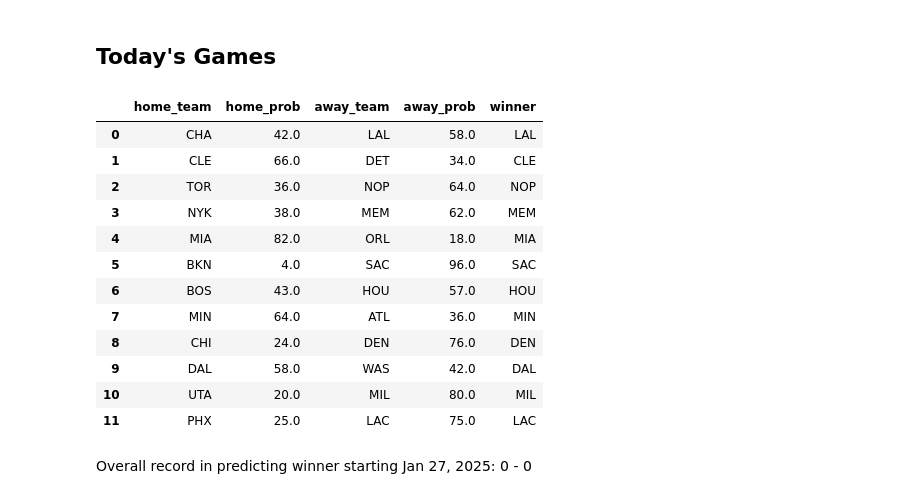
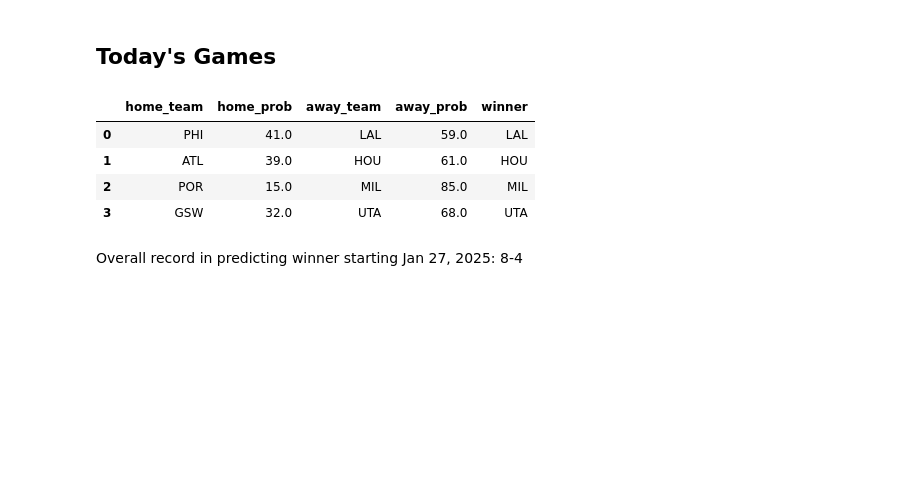
Before and after one commit to SehejGit/nba-win-predictions, a Jupyter notebook: win-probability.ipynb, the cells around one changed output. Cells and saved outputs as stored; diff of their text form; code cells hidden in the pictures; blank space fills up the shorter version.

```diff
--- a/win-probability.ipynb
+++ b/win-probability.ipynb
@@ -388,23 +388,15 @@ todays_games
 # %% [markdown]
 ## Today's Games
 # %%
-home_teams = ['CHA', 'CLE', 'TOR', 'NYK', 'MIA', 'BKN', 'BOS', 'MIN', 'CHI', 'DAL', 'UTA', 'PHX']
-away_teams = ['LAL', 'DET', 'NOP', 'MEM', 'ORL', 'SAC', 'HOU', 'ATL', 'DEN', 'WAS', 'MIL', 'LAC']
+home_teams = ['PHI', 'ATL', 'POR', 'GSW']
+away_teams = ['LAL', 'HOU', 'MIL', 'UTA']
 outcomes = predict_games(home_teams, away_teams, games, model, scaler)
 outcomes
 # %% [output]
 |  | home_team | home_prob | away_team | away_prob | winner |
-| 0 | CHA | 42.0 | LAL | 58.0 | LAL |
-| 1 | CLE | 66.0 | DET | 34.0 | CLE |
-| 2 | TOR | 36.0 | NOP | 64.0 | NOP |
-| 3 | NYK | 38.0 | MEM | 62.0 | MEM |
-| 4 | MIA | 82.0 | ORL | 18.0 | MIA |
-| 5 | BKN | 4.0 | SAC | 96.0 | SAC |
-| 6 | BOS | 43.0 | HOU | 57.0 | HOU |
-| 7 | MIN | 64.0 | ATL | 36.0 | MIN |
-| 8 | CHI | 24.0 | DEN | 76.0 | DEN |
-| 9 | DAL | 58.0 | WAS | 42.0 | DAL |
-| 10 | UTA | 20.0 | MIL | 80.0 | MIL |
-| 11 | PHX | 25.0 | LAC | 75.0 | LAC |
+| 0 | PHI | 41.0 | LAL | 59.0 | LAL |
+| 1 | ATL | 39.0 | HOU | 61.0 | HOU |
+| 2 | POR | 15.0 | MIL | 85.0 | MIL |
+| 3 | GSW | 32.0 | UTA | 68.0 | UTA |
 # %% [markdown]
-Overall record in predicting winner starting Jan 27, 2025: 0 - 0
+Overall record in predicting winner starting Jan 27, 2025: 8-4
```
